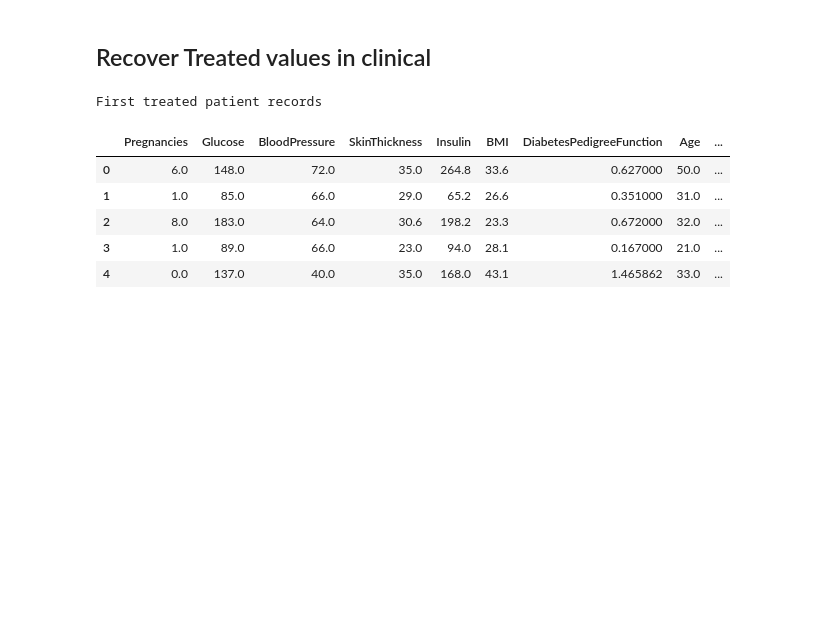
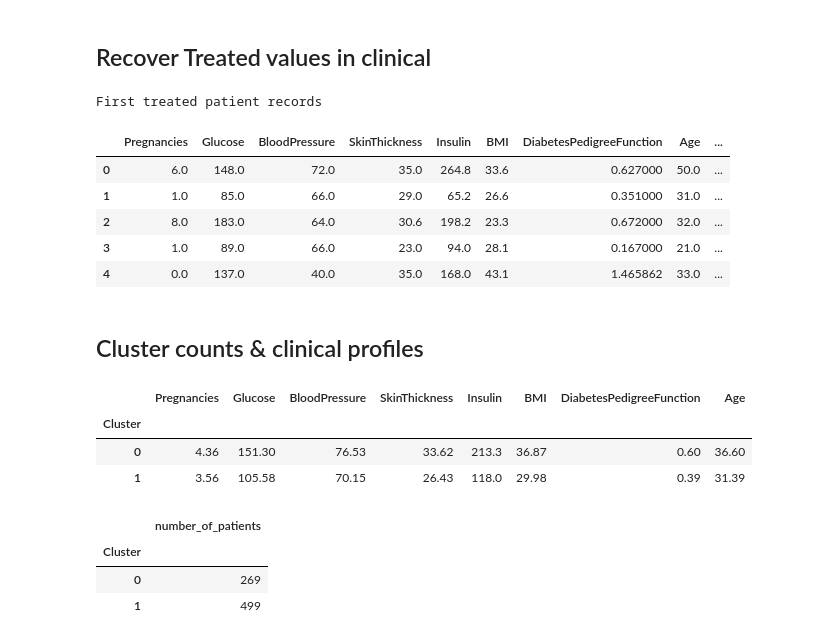
Before and after one commit to hamzalafsioui/DiaSense, a Jupyter notebook: notebooks/03_clustering.ipynb, the cells around one changed output. Cells and saved outputs as stored; diff of their text form; code cells hidden in the pictures; blank space fills up the shorter version.

```diff
--- a/notebooks/03_clustering.ipynb
+++ b/notebooks/03_clustering.ipynb
@@ -180,3 +180,24 @@ First treated patient records
 | 2 | 8.0 | 183.0 | 64.0 | 30.6 | 198.2 | 23.3 | 0.672000 | 32.0 | ... |
 | 3 | 1.0 | 89.0 | 66.0 | 23.0 | 94.0 | 28.1 | 0.167000 | 21.0 | ... |
 | 4 | 0.0 | 137.0 | 40.0 | 35.0 | 168.0 | 43.1 | 1.465862 | 33.0 | ... |
+# %% [markdown]
+## Cluster counts & clinical profiles
+# %%
+cluster_counts = df_profiles["Cluster"].value_counts().sort_index()
+
+cluster_profiles = (
+    df_profiles.groupby("Cluster")[CLINICAL_FEATURES].mean()
+)
+
+display(cluster_profiles.round(2))
+display(cluster_counts.rename("number_of_patients").to_frame())
+# display(cluster_profiles.describe())
+# %% [output]
+|  | Pregnancies | Glucose | BloodPressure | SkinThickness | Insulin | BMI | DiabetesPedigreeFunction | Age |
+| Cluster |  |  |  |  |  |  |  |  |
+| 0 | 4.36 | 151.30 | 76.53 | 33.62 | 213.3 | 36.87 | 0.60 | 36.60 |
+| 1 | 3.56 | 105.58 | 70.15 | 26.43 | 118.0 | 29.98 | 0.39 | 31.39 |
+|  | number_of_patients |
+| Cluster |  |
+| 0 | 269 |
+| 1 | 499 |
```
Also changed, not shown: parts of 3 cells of this notebook, 2 other files.
